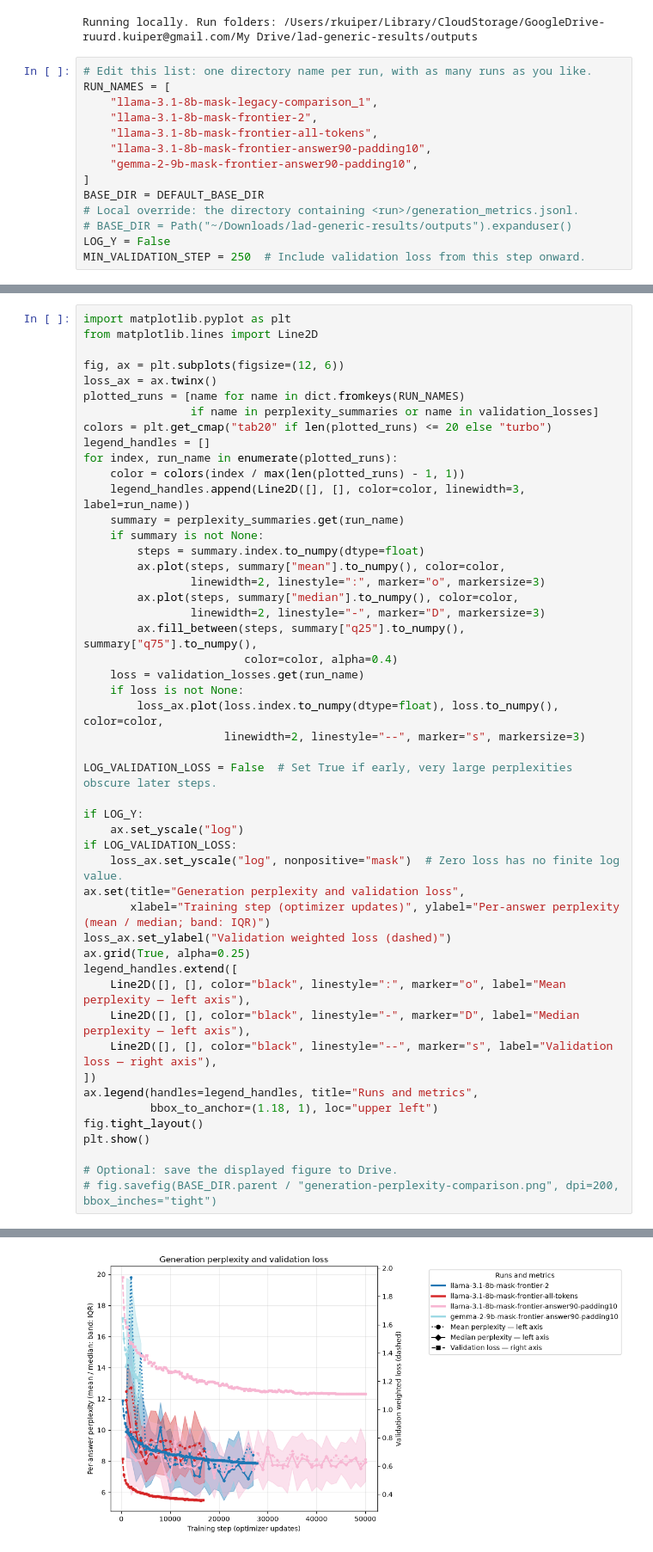
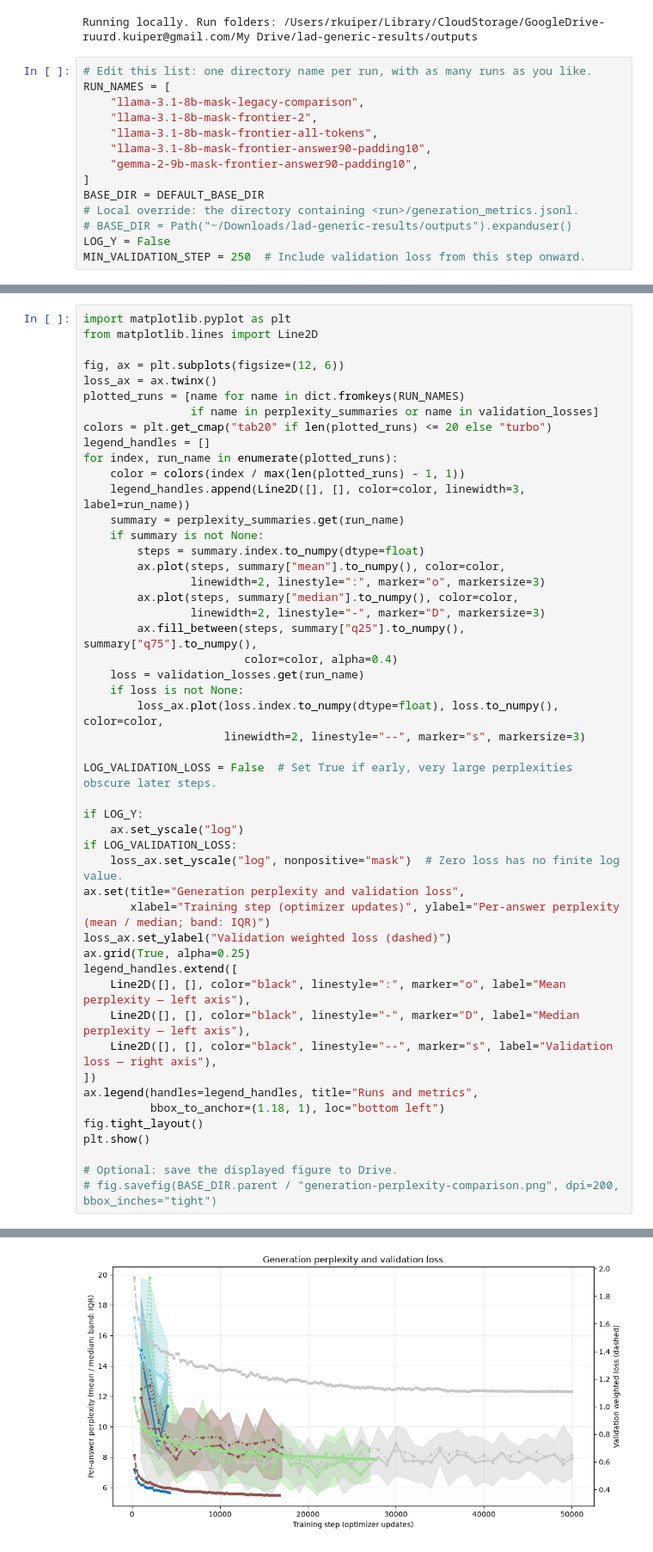
Before and after one commit to RuurdKuiper/lad-generic, a Jupyter notebook: notebooks/lad-generic-generation-perplexity.ipynb, the cells around one changed output, grey strips where cells are left out. Shown at 86% size. Cells and saved outputs as stored; diff of their text form.

```diff
--- a/notebooks/lad-generic-generation-perplexity.ipynb
+++ b/notebooks/lad-generic-generation-perplexity.ipynb
@@ -47,7 +47,7 @@ Running locally. Run folders: /Users/rkuiper/Library/CloudStorage/GoogleDrive-ru
 # %%
 # Edit this list: one directory name per run, with as many runs as you like.
 RUN_NAMES = [
-    "llama-3.1-8b-mask-legacy-comparison_1",
+    "llama-3.1-8b-mask-legacy-comparison",
     "llama-3.1-8b-mask-frontier-2",
     "llama-3.1-8b-mask-frontier-all-tokens",
     "llama-3.1-8b-mask-frontier-answer90-padding10",
@@ -215,7 +218,7 @@ legend_handles.extend([
     Line2D([], [], color="black", linestyle="--", marker="s", label="Validation loss — right axis"),
 ])
 ax.legend(handles=legend_handles, title="Runs and metrics",
-          bbox_to_anchor=(1.18, 1), loc="upper left")
+          bbox_to_anchor=(1.18, 1), loc="bottom left")
 fig.tight_layout()
 plt.show()
 
@@ -225 +229 @@ plt.show()
-[figure, old version]
+[figure, new version]
```
Also changed, not shown: parts of 2 cells of this notebook, 1 other file.
